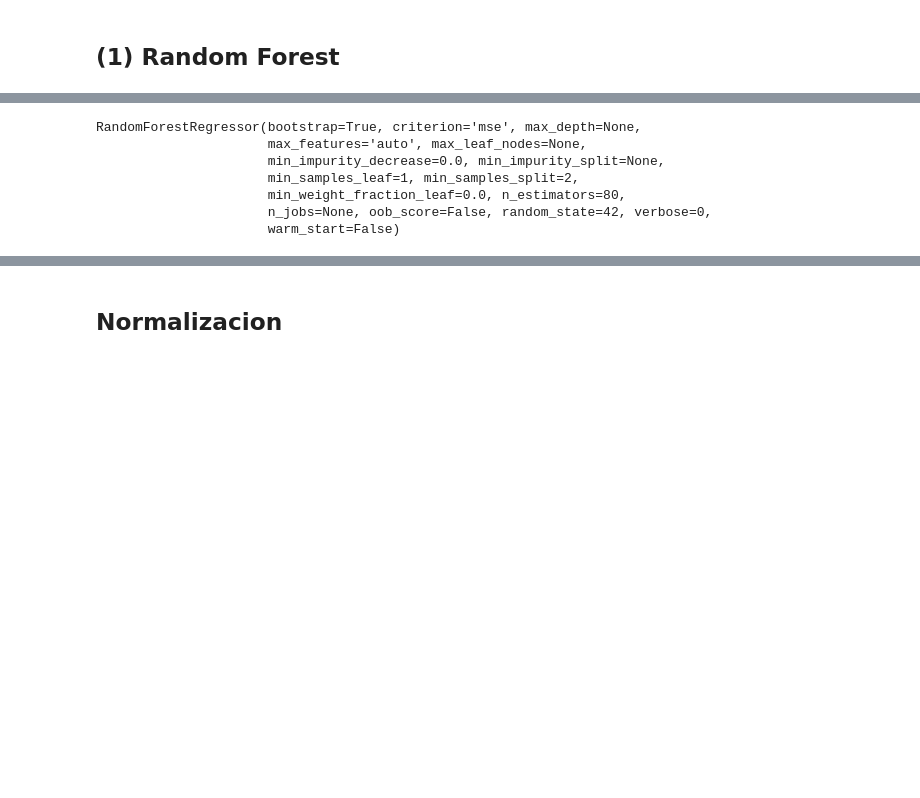
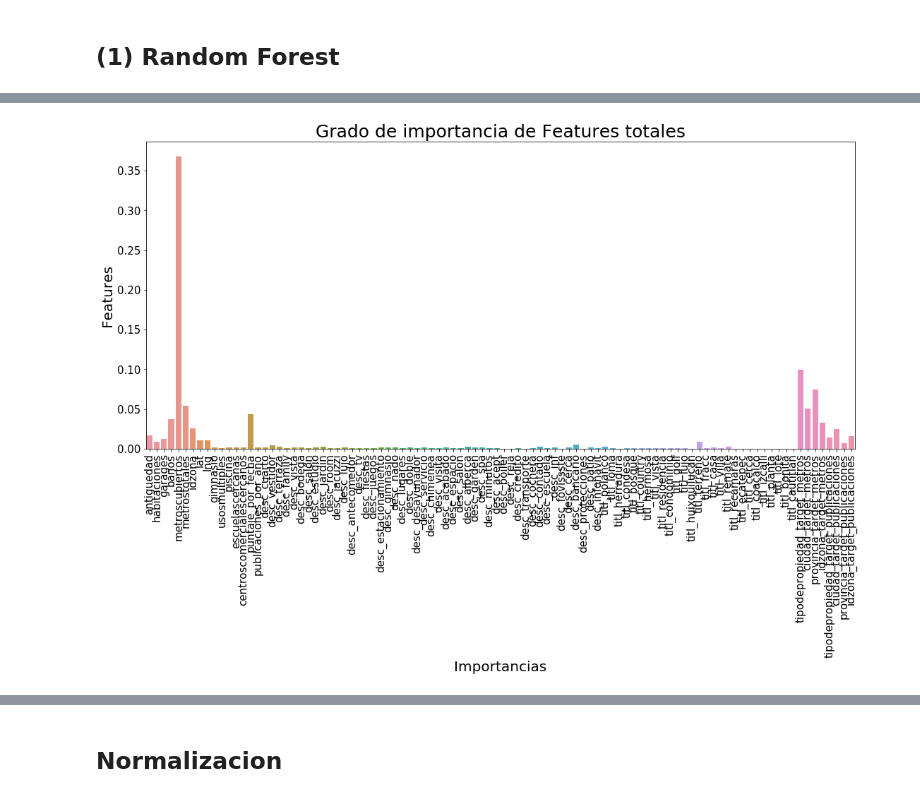
Before and after one commit to luctiz/Grupo43-TP2, a Jupyter notebook: TP2.ipynb, the cells around one changed output, grey strips where cells are left out. Drawn from its saved outputs; the diff is of its cells as text; code cells hidden in the pictures; blank space fills up the shorter version.

```diff
--- a/TP2.ipynb
+++ b/TP2.ipynb
@@ -516,15 +580,0 @@ from sklearn.ensemble  import RandomForestRegressor
-# %%
-RF_model.fit(X,Y)
-# %% [output]
-RandomForestRegressor(bootstrap=True, criterion='mse', max_depth=None,
-                      max_features='auto', max_leaf_nodes=None,
-                      min_impurity_decrease=0.0, min_impurity_split=None,
-                      min_samples_leaf=1, min_samples_split=2,
-                      min_weight_fraction_leaf=0.0, n_estimators=80,
-                      n_jobs=None, oob_score=False, random_state=42, verbose=0,
-                      warm_start=False)
-# %%
-importancias = pd.DataFrame(RF_model.feature_importances_,index=X.columns,columns=['importancia']).reset_index()
-importancias.columns = ['feature', 'importancia']
-# %%
-importancias=importancias.sort_values(by='importancia',ascending=False)
@@ -541,10 +581,30 @@ plt.yticks(fontsize = 15)
-# %%
-
-plt.figure(figsize = (15,8))
-#Muestro los 200 menos importantes
-graf = sns.barplot(x = importancias.feature.tail(50), y = importancias.importancia.tail(50), orient = 'v')
-graf.set_title("50 features menos importantes")
-graf.set_xlabel("Feature", fontsize = 20)
-graf.set_ylabel("Importancia", fontsize = 20)
-plt.xticks(fontsize = 15, rotation = 'vertical')
-plt.yticks(fontsize = 15)
+# %%
+# La cantidad que recibe indica la cantidad de features a mostrar, si es negativa muestra los menos importantes,
+# y si es positiva muestra los más importantes
+def mostrar_importancias(X, Y,model,cantidad = None):
+    model.fit(X,Y)
+    importancias = pd.DataFrame(model.feature_importances_,index=X.columns,columns=['importancia']).reset_index()
+    importancias.columns = ['feature', 'importancia']
+    plt.figure(figsize = (18,8))
+    if (cantidad):
+        if (cantidad >= 0):
+            importancias = importancias.nlargest(cantidad, 'importancia')
+        else:
+            importancias = importancias.nsmallest(abs(cantidad), 'importancia')
+    graf = sns.barplot(x = importancias.feature, y = importancias.importancia, orient = 'v')
+    graf.set_ylabel("Importancias", fontsize = 20)
+    graf.set_xlabel("Features", fontsize = 20)
+    plt.xticks(fontsize = 15, rotation = 'vertical')
+    plt.yticks(fontsize = 15)
+    if (cantidad):
+        if (cantidad >= 0):
+            plt.title("Grado de importancia de los "+ str(cantidad)+" Features más importantes", fontsize = 25)
+        else:
+            plt.title("Grado de importancia de los "+ str(cantidad)+" Features menos importantes", fontsize = 25)
+    else:
+        plt.title("Grado de importancia de Features totales", fontsize = 25)
+# %%
+#Muestro la importancia de todos los features
+mostrar_importancias(X,Y,RF_model)
+# %% [output]
+[figure, added]
```
Also changed, not shown: parts of 49 cells of this notebook, 1 other file.
